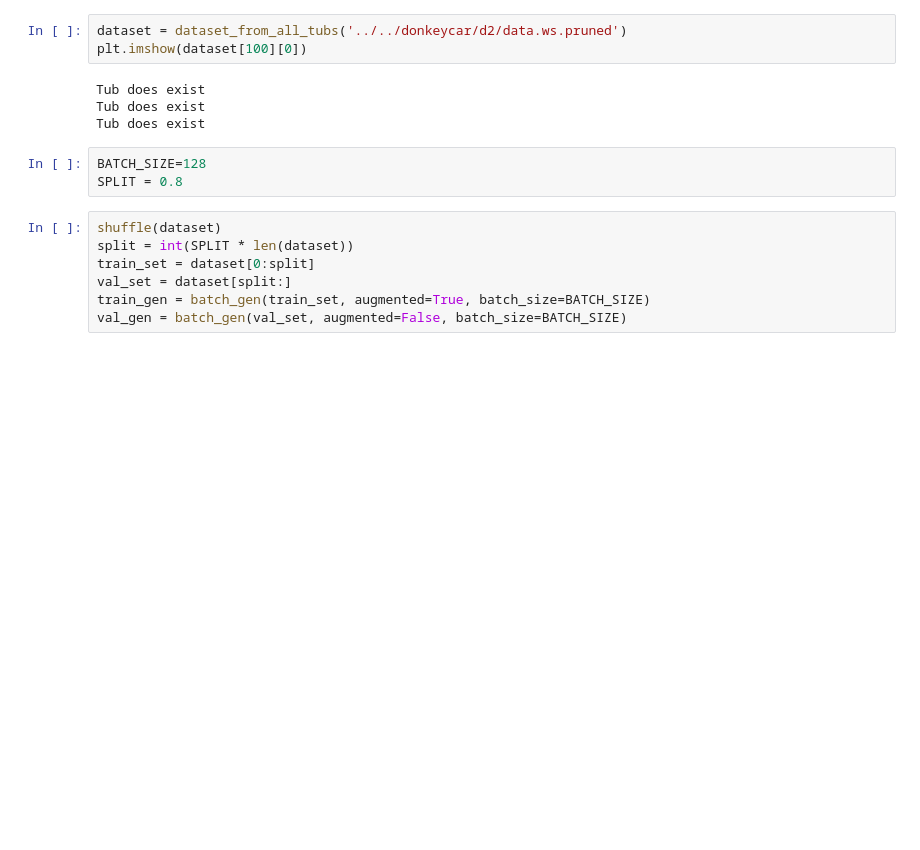
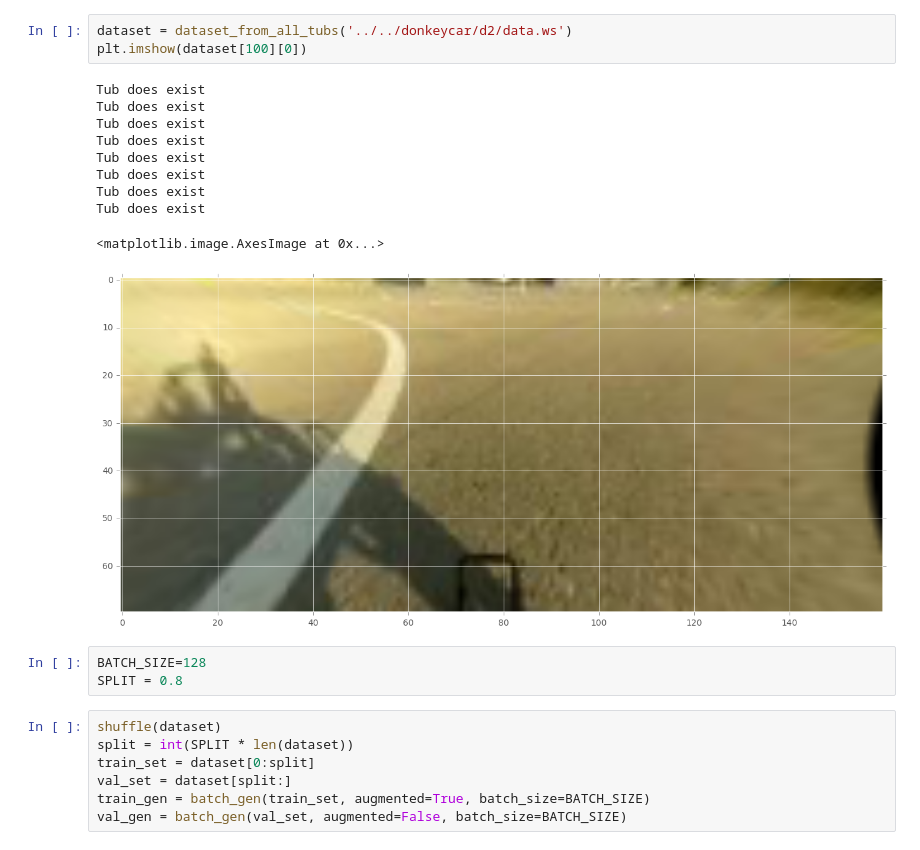
Before and after one commit to test-v1/notebooks-1, a Jupyter notebook: donkeycar/training.ipynb, the cells around one changed output. Drawn from its saved outputs; the diff is of its cells as text; blank space fills up the shorter version.

```diff
--- a/donkeycar/training.ipynb
+++ b/donkeycar/training.ipynb
@@ -62,11 +65,18 @@ def batch_gen(dataset, batch_size=128, augmented=False):
             yield X, Y
 # %%
-dataset = dataset_from_all_tubs('../../donkeycar/d2/data.ws.pruned')
+dataset = dataset_from_all_tubs('../../donkeycar/d2/data.ws')
 plt.imshow(dataset[100][0])
 # %% [output]
 Tub does exist
 Tub does exist
 Tub does exist
+Tub does exist
+Tub does exist
+Tub does exist
+Tub does exist
+Tub does exist
+<matplotlib.image.AxesImage at 0x...>
+[figure, added]
 # %%
 BATCH_SIZE=128
 SPLIT = 0.8
```
Also changed, not shown: parts of 9 cells of this notebook.
